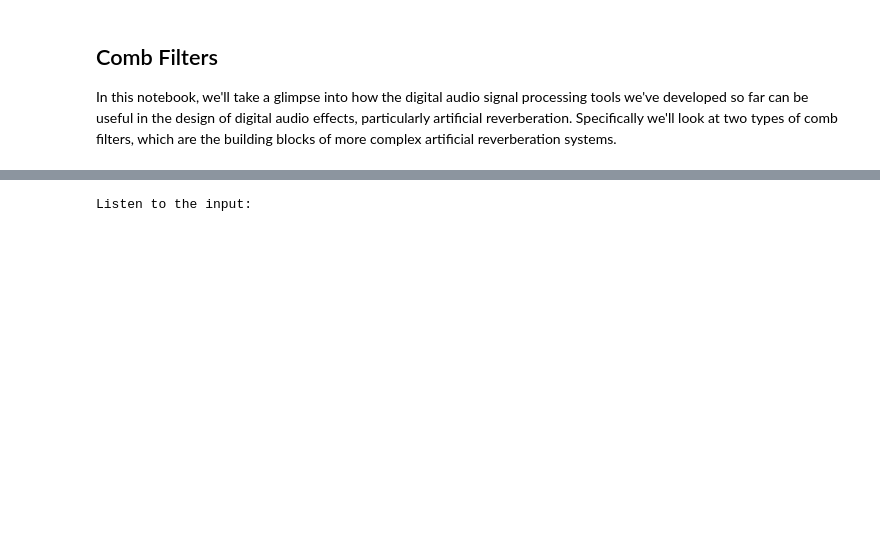
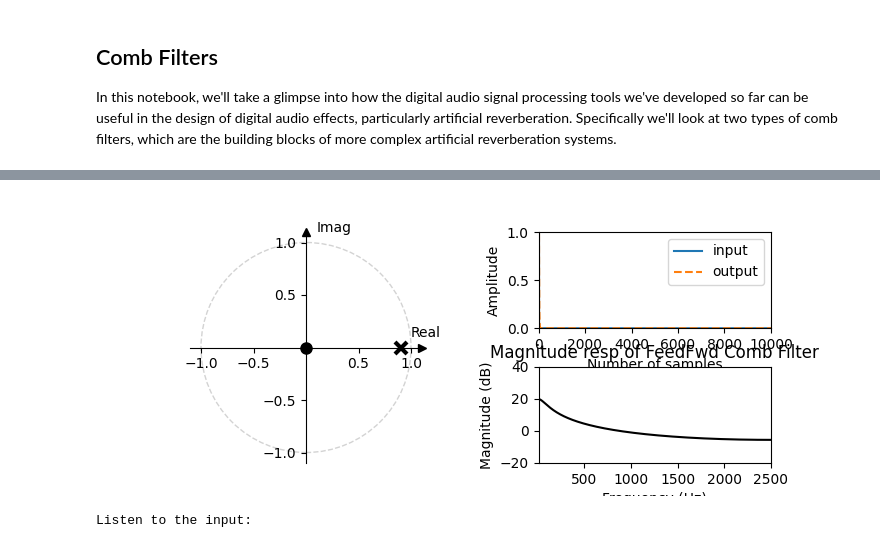
Before and after one commit to randyaliased/acspjbook, a Jupyter notebook: book/dasp/05_CombFilters.ipynb, the cells around one changed output, grey strips where cells are left out. Saved outputs shown, nothing was run; the diff lists cells and outputs as text; code cells hidden in the pictures; blank space fills up the shorter version.

Commit message:
comb_filters

```diff
--- a/book/dasp/05_CombFilters.ipynb
+++ b/book/dasp/05_CombFilters.ipynb
@@ -370,0 +386,96 @@ VBox(children=(IntSlider(value=1, description='N', max=400, min=1), FloatSlider(
+# %%
+fig, axes = plt.subplot_mosaic([["top left", "top centre"],["top left", "bottom centre"]],figsize=(7.5,3))
+plt.subplots_adjust(wspace=0.5,hspace=0.4)
+
+# Create the unit circle
+uc = patches.Circle((0,0), radius=1, fill=False, color='lightgray', ls='dashed')
+axes["top left"].add_patch(uc)
+
+
+# Plot the zeros and set marker properties
+t1, = axes["top left"].plot([], [], 'ko', ms=10)
+plt.setp( t1, markersize=8.0, markeredgewidth=1.0,
+          markeredgecolor='k', markerfacecolor='k')
+
+# Plot the poles and set marker properties
+t2, = axes["top left"].plot([], [], 'kx', ms=10)
+plt.setp( t2, markersize=8.0, markeredgewidth=3.0,
+          markeredgecolor='k', markerfacecolor='r')
+
+axes["top left"].spines['left'].set_position('center')
+axes["top left"].spines['bottom'].set_position('center')
+axes["top left"].spines['right'].set_visible(False)
+axes["top left"].spines['top'].set_visible(False)
+
+axes["top left"].plot(1, 0, ">k", transform=axes["top left"].get_yaxis_transform(), clip_on=False)
+axes["top left"].plot(0, 1, "^k", transform=axes["top left"].get_xaxis_transform(), clip_on=False)
+
+# set the ticks
+r = 1.1;
+axes["top left"].axis('scaled');
+ticks_x = [-1, -0.5, 0.5, 1];
+ticks_y = [-1, -0.5, 0.5, 1];
+axes["top left"].set_xticks(ticks_x)
+axes["top left"].set_yticks(ticks_y)
+axes["top left"].text(1,0.1,'Real');
+axes["top left"].text(0.1,1.1,'Imag');
+
+
+line_input = axes["top centre"].plot(n,x, label='input')
+line_output, = axes["top centre"].plot([],[],'--', label='output')
+axes["top centre"].set_xlabel('Number of samples')
+axes["top centre"].set_ylabel('Amplitude')
+axes["top centre"].set_ylim([0, 1])
+axes["top centre"].set_xlim([0, N_samples])
+axes["top centre"].legend()
+
+
+# angles = np.unwrap(np.angle(h))
+line_mag, = axes["bottom centre"].plot([], [], 'k')
+axes["bottom centre"].set_xlabel('Frequency (Hz)')
+axes["bottom centre"].set_ylabel('Magnitude (dB)')
+axes["bottom centre"].set_title('Magnitude resp of FeedFwd Comb Filter')
+axes["bottom centre"].set_xlim([10, fs//2])
+axes["bottom centre"].set_ylim([-20, 40])
+
+
+def update(N = 10, g=0.1):
+
+    # Create filter
+    b = np.zeros(N+1)
+    a = np.zeros(N+1)
+    b[-1] = 1   # make the last value g (the final coefficient)
+    a[0] = 1    # this is the denominator first coefficient
+    a[-1] = -g    # this is the denominator last coefficient
+
+    # Run the filter to get the impulse response
+    y_filt = signal.lfilter(b,a,x)
+    line_output.set_data(n, y_filt)
+    #axes[0].set_title('Delayed input by '+str(N)+' samples')
+
+    # Get freq. response of the loop filter
+    [w,h] = signal.freqz(b,a, fs=fs,worN=fs)
+    h_abs_dB = 10*np.log10(np.abs(h)**2) # express magnitude in dB
+    line_mag.set_data(w,h_abs_dB)
+
+    # Get poles and zeros
+    p = np.roots(a)
+    #z = np.roots(b)
+    t2.set_data(p.real, p.imag)
+    t1.set_data(0, 0)
+#     print(g**(1/N))
+#     print(np.abs(p))
+
+
+    print('Listen to the impulse response')
+    IPython.display.display(Audio(y_filt.T, rate=fs,normalize=True))
+
+    return
+
+N_s    = IntSlider(min=1, max=400, step=1, value=0, description='N')
+g_s    = FloatSlider(min=0, max=1.2, step=0.01, value=0.9, description='g')
+
+out = interactive_output(update, {'N': N_s, 'g': g_s} );
+layout = widgets.VBox([N_s, g_s])
+IPython.display.display(layout,out)
+# %% [output]
@@ -371,3 +484,4 @@ VBox(children=(IntSlider(value=1, description='N', max=400, min=1), FloatSlider(
+[figure, added]
 # %%
 # Let's see what it sound's like!
 
```
Also changed, not shown: parts of 8 cells of this notebook, 1 other file.
